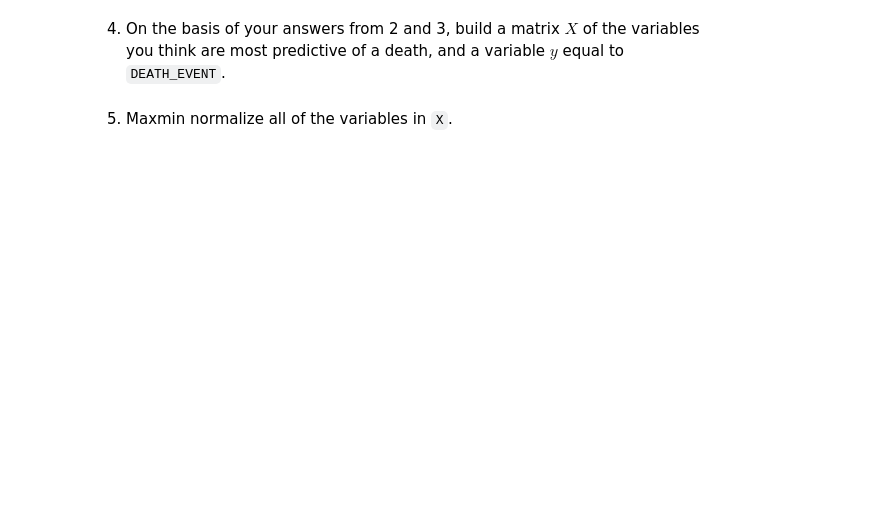
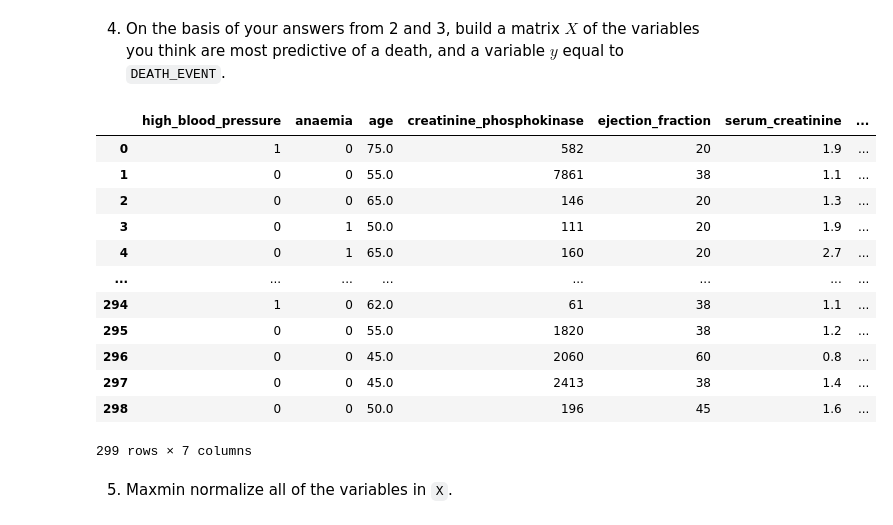
Before and after one commit to JulianKrese/knn, a Jupyter notebook: assignment_knn.ipynb, the cells around one changed output. Drawn from its saved outputs; the diff is of its cells as text; code cells hidden in the pictures; blank space fills up the shorter version.

```diff
--- a/assignment_knn.ipynb
+++ b/assignment_knn.ipynb
@@ -200,4 +251,24 @@ df.head()
 # %% [markdown]
 4. On the basis of your answers from 2 and 3, build a matrix $X$ of the variables you think are most predictive of a death, and a variable $y$ equal to `DEATH_EVENT`.
+# %%
+# looked at correlation matrix where the correlation was roughly stronger or as strong as high_blood_pressure and anaemia
+pred_vars = ['high_blood_pressure', 'anaemia', 'age', 'creatinine_phosphokinase', 'ejection_fraction', 'serum_creatinine', 'serum_sodium']
+y = df['DEATH_EVENT']
+X = df.loc[:, pred_vars]
+X
+# %% [output]
+|  | high_blood_pressure | anaemia | age | creatinine_phosphokinase | ejection_fraction | serum_creatinine | ... |
+| 0 | 1 | 0 | 75.0 | 582 | 20 | 1.9 | ... |
+| 1 | 0 | 0 | 55.0 | 7861 | 38 | 1.1 | ... |
+| 2 | 0 | 0 | 65.0 | 146 | 20 | 1.3 | ... |
+| 3 | 0 | 1 | 50.0 | 111 | 20 | 1.9 | ... |
+| 4 | 0 | 1 | 65.0 | 160 | 20 | 2.7 | ... |
+| ... | ... | ... | ... | ... | ... | ... | ... |
+| 294 | 1 | 0 | 62.0 | 61 | 38 | 1.1 | ... |
+| 295 | 0 | 0 | 55.0 | 1820 | 38 | 1.2 | ... |
+| 296 | 0 | 0 | 45.0 | 2060 | 60 | 0.8 | ... |
+| 297 | 0 | 0 | 45.0 | 2413 | 38 | 1.4 | ... |
+| 298 | 0 | 0 | 50.0 | 196 | 45 | 1.6 | ... |
+299 rows × 7 columns
 # %% [markdown]
 5. Maxmin normalize all of the variables in `X`.
```
Also changed, not shown: parts of 8 cells of this notebook.
